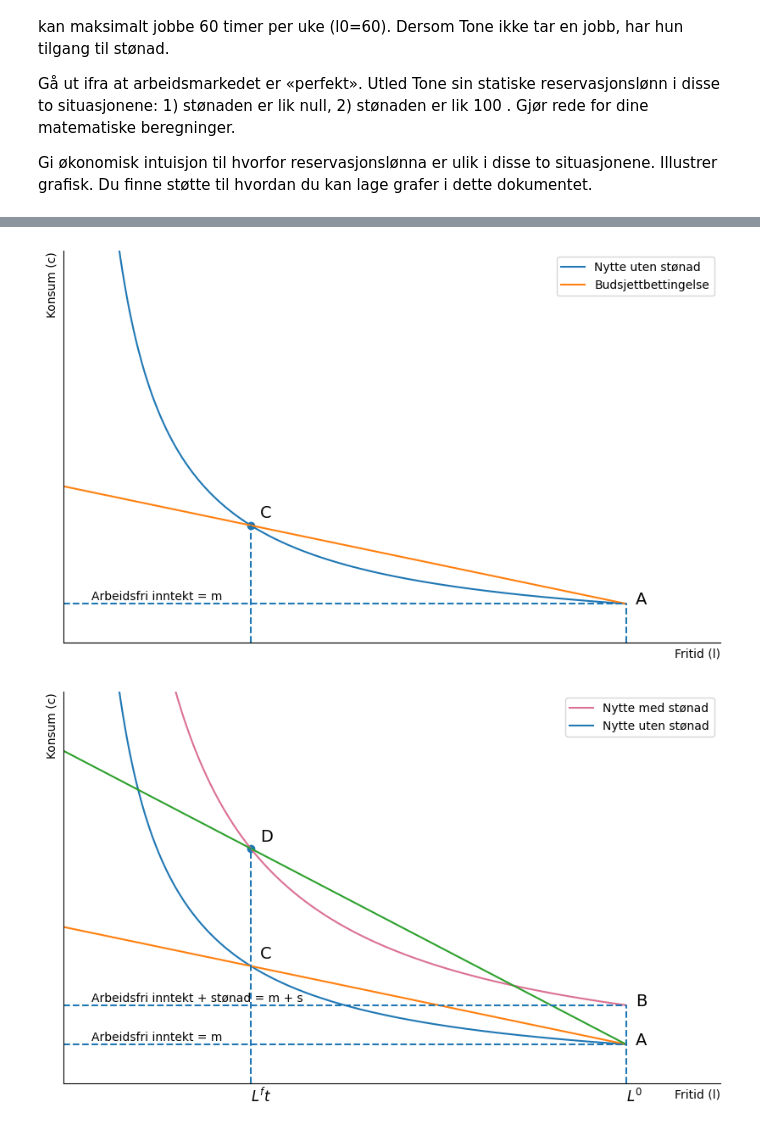
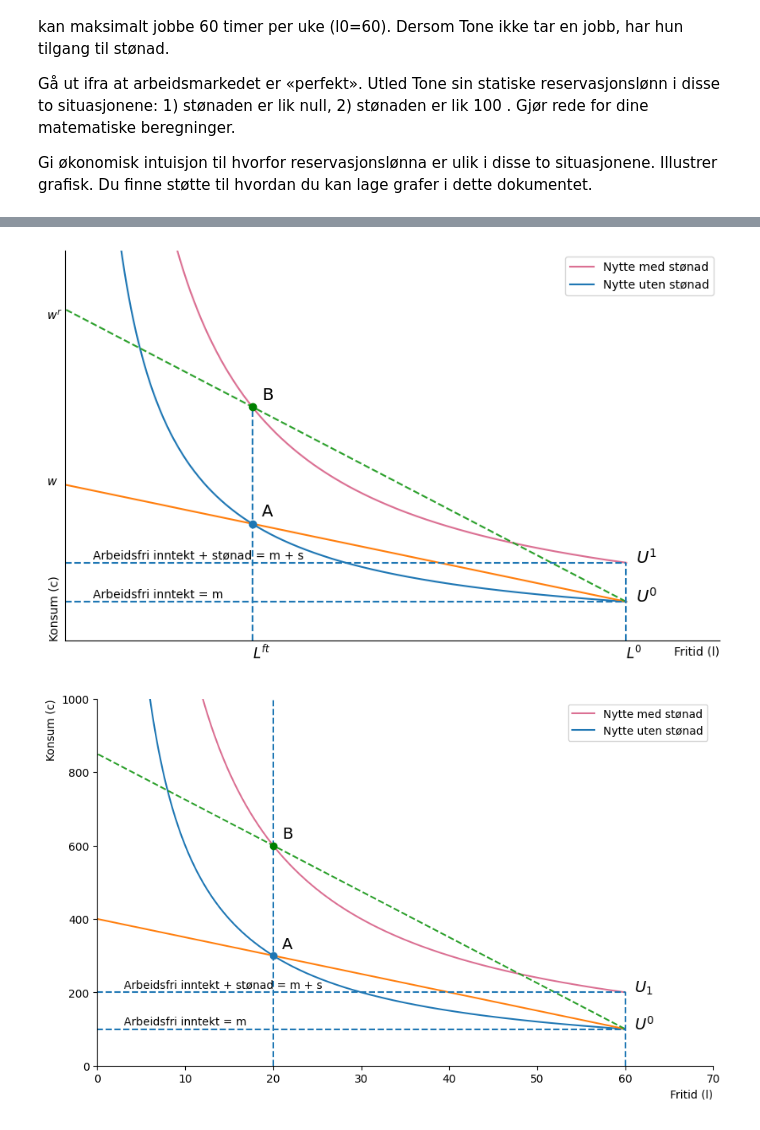
Before and after one commit to DanielFabioG/SOK-2008, a Jupyter notebook: Utfordringer/kodetilutf3.ipynb, the cells around one changed output, grey strips where cells are left out. Drawn from its saved outputs; the diff is of its cells as text; code cells hidden in the pictures.

```diff
--- a/Utfordringer/kodetilutf3.ipynb
+++ b/Utfordringer/kodetilutf3.ipynb
@@ -51,17 +51,16 @@ c_func_2 = sp.lambdify(l, c_sol.subs({U: U_verdi_2, theta: theta_num}))
 l_values = np.linspace(0.1, l0_num, 500)
 # %%
 # Situasjon 1: Ingen stønad
-venstre1 = (m + l*w)**theta * (l0-l)**(1-theta)
-hoyre1 = m**theta * l0**(1-theta)
-eq1 = sp.Eq(venstre1, hoyre1)
+ikke_arb_1 = m**theta * l0**(1-theta)
+arb = (m +w *l)**theta * (l0-l)**(1-theta)
+eq1 = sp.Eq(ikke_arb_1, arb)
 
 # Løser ligning 1 for w
 sol1 = sp.solve(eq1, w)[0]
 
 # Situasjon 2: Stønad = 100
-venstre2 = (m +l*w)**theta * (l0-l)**(1-theta)
-hoyre2 = (m+s)**theta * l0**(1-theta)
-eq2 = sp.Eq(venstre2, hoyre2)
+ikke_arb_2 = (m+s)**theta * l0**(1-theta)
+eq2 = sp.Eq(ikke_arb_2, arb)
 
 # Løser ligning 2 for w
 sol2 = sp.solve(eq2, w)[0]
@@ -71,7 +70,7 @@ sol_2_num = sol2.subs({theta: theta_num, l0: l0_num, l:l_arbeid,m:m_num, s:s_num
 
 # Setter opp budsjettbettingelsen for med og uten stønad
 def wages(l_values):
-    return m_num + sol_1_num * (l0_num-20)
+    return m_num + sol_1_num * (l0_num-l_values)
 
 def wages_2(l_values):
     return m_num + sol_2_num * (l0_num-l_values)
@@ -85,7 +122,7 @@ def create_ax():
     ax.spines['right'].set_color('none')
     # i want it in the top left
     plt.xlabel('Fritid (l)',loc="right")
-    plt.ylabel('Konsum (c)', loc="top")
+    plt.ylabel('Konsum (c)', loc="bottom")
     ax.set_xticks([])
     ax.set_yticks([])
     return fig, ax
@@ -93,78 +130,78 @@ def create_ax():
 fig, ax = create_ax()
 
 # Plotter indifferenskurver
-#ax.plot(l_values,c_func_2(l_values), label ="Nytte med stønad", color="palevioletred")
+ax.plot(l_values,c_func_2(l_values), label ="Nytte med stønad", color="palevioletred")
 ax.plot(l_values, c_func(l_values), label=f'Nytte uten stønad')
 # Plotter budsjettbettingelser
-ax.plot(l_values, wages(l_values), label="Budsjettbettingelse")
-#ax.plot(l_values, wages_2(l_values), label="Budsjettbettingelse med stønad")
+ax.plot(l_values, wages(l_values))
+ax.plot(l_values, wages_2(l_values), linestyle="--")
 # Viser arbeidsfri inntekt
 ax.hlines(m_num,0,l0_num, linestyles="dashed")
-#ax.hlines(m_num+s_num,0,l0_num, linestyles="dashed")
+ax.hlines(m_num+s_num,0,l0_num, linestyles="dashed")
 # Viser hvor personen går i arbeid
-#ax.vlines(l0_num-l_arbeid,0,1000, linestyles="dashed")
+ax.vlines(l0_num-l_arbeid,0,m_num + sol_2_num * (l0_num-20), linestyles="dashed")
 # Viser hvor personen ikke går i arbeid
-ax.vlines(l0_num,0,m_num, linestyles="dashed")
+ax.vlines(l0_num,0,m_num+s_num, linestyles="dashed")
 # Definerer noen punkter
-ax.text(x=61,y=100, s="A", fontsize=14)
-#ax.text(x=61,y=200,s="B", fontsize=14)
-ax.text(x=21,y=320, s="C", fontsize=14)
-#ax.text(x=21, y=620, s="D", fontsize=14)
+ax.text(x=61,y=100, s="$U^0$", fontsize=14)
+ax.text(x=61,y=200,s="$U^1$", fontsize=14)
+ax.text(x=21,y=320, s="A", fontsize=14)
+ax.text(x=21, y=620, s="B", fontsize=14)
 #
 ax.text(x=3, y=111, s="Arbeidsfri inntekt = m")
 #
-#ax.text(x=3, y=211, s="Arbeidsfri inntekt + stønad = m + s")
-ax.scatter(x=20, y=m_num + sol_1_num * (l0_num-20))
-ax.vlines(l0_num-l_arbeid,0,m_num + sol_1_num * (l0_num-20), linestyles="dashed")
+ax.text(x=3, y=211, s="Arbeidsfri inntekt + stønad = m + s")
+#
+ax.text(x=20, y=-45, s='$L^{ft}$', size=12)
+ax.text(x=60, y=-45, s='$L^0$', size=12)
+ax.text(x=-2, y=400, s="$w$")
+ax.text(x=-2, y=825, s="$w^r$")
+# Viser hvor personen ...?
+ax.scatter(x =20, y=m_num + sol_2_num * (l0_num-20), zorder=2, color="green")
+ax.scatter(x=20, y=m_num + sol_1_num * (l0_num-20), zorder=2)
 ax.legend()
 plt.show()
 # %% [output]
-[figure, old version]
+[figure, new version]
 # %%
+# Samme figur men med tall
 # Definerer en akse
 def create_ax():
     fig, ax = plt.subplots(figsize=(10, 6))
     ax.set(xlim=(0, 70))
     ax.set(ylim=(0, 1000))
     ax.spines['top'].set_color('none')
     ax.spines['right'].set_color('none')
     # i want it in the top left
     plt.xlabel('Fritid (l)',loc="right")
     plt.ylabel('Konsum (c)', loc="top")
-    ax.set_xticks([])
-    ax.set_yticks([])
     return fig, ax
 
 fig, ax = create_ax()
 
 # Plotter indifferenskurver
 ax.plot(l_values,c_func_2(l_values), label ="Nytte med stønad", color="palevioletred")
 ax.plot(l_values, c_func(l_values), label=f'Nytte uten stønad')
 # Plotter budsjettbettingelser
 ax.plot(l_values, wages(l_values))
-ax.plot(l_values, wages_2(l_values))
+ax.plot(l_values, wages_2(l_values), linestyle="--")
 # Viser arbeidsfri inntekt
 ax.hlines(m_num,0,l0_num, linestyles="dashed")
 ax.hlines(m_num+s_num,0,l0_num, linestyles="dashed")
 # Viser hvor personen går i arbeid
-ax.vlines(l0_num-l_arbeid,0,m_num + sol_2_num * (l0_num-20), linestyles="dashed")
+ax.vlines(l0_num-l_arbeid,0,1000, linestyles="dashed")
 # Viser hvor personen ikke går i arbeid
 ax.vlines(l0_num,0,m_num+s_num, linestyles="dashed")
 # Definerer noen punkter
-ax.text(x=61,y=100, s="A", fontsize=14)
-ax.text(x=61,y=200,s="B", fontsize=14)
-ax.text(x=21,y=320, s="C", fontsize=14)
-ax.text(x=21, y=620, s="D", fontsize=14)
-#
+ax.text(x=61,y=100, s="$U^0$", fontsize=14)
+ax.text(x=61,y=200,s="$U_1$", fontsize=14)
+ax.text(x=21,y=320, s="A", fontsize=14)
+ax.text(x=21, y=620, s="B", fontsize=14)
 ax.text(x=3, y=111, s="Arbeidsfri inntekt = m")
-#
+ax.scatter(x=20, y=m_num + sol_1_num * (l0_num-20), zorder=2)
+ax.scatter(x =20, y=m_num + sol_2_num * (l0_num-20), zorder=2, color="green")
 ax.text(x=3, y=211, s="Arbeidsfri inntekt + stønad = m + s")
-#
-ax.text(x=20, y=-45, s='$L^ft$', size=12)
-ax.text(x=60, y=-45, s='$L^0$', size=12)
-# Viser hvor personen ...?
-ax.scatter(x =20, y=m_num + sol_2_num * (l0_num-20))
 ax.legend()
 plt.show()
 # %% [output]
-[figure, old version]
+[figure, new version]
```
Also changed, not shown: parts of 3 cells of this notebook, 5 other files.
